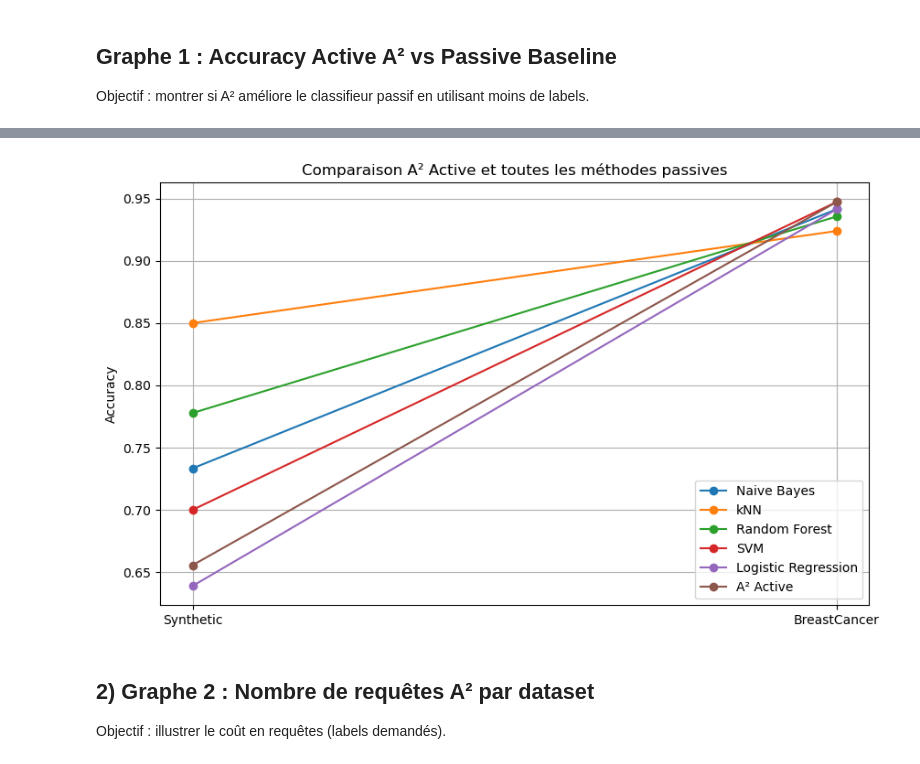
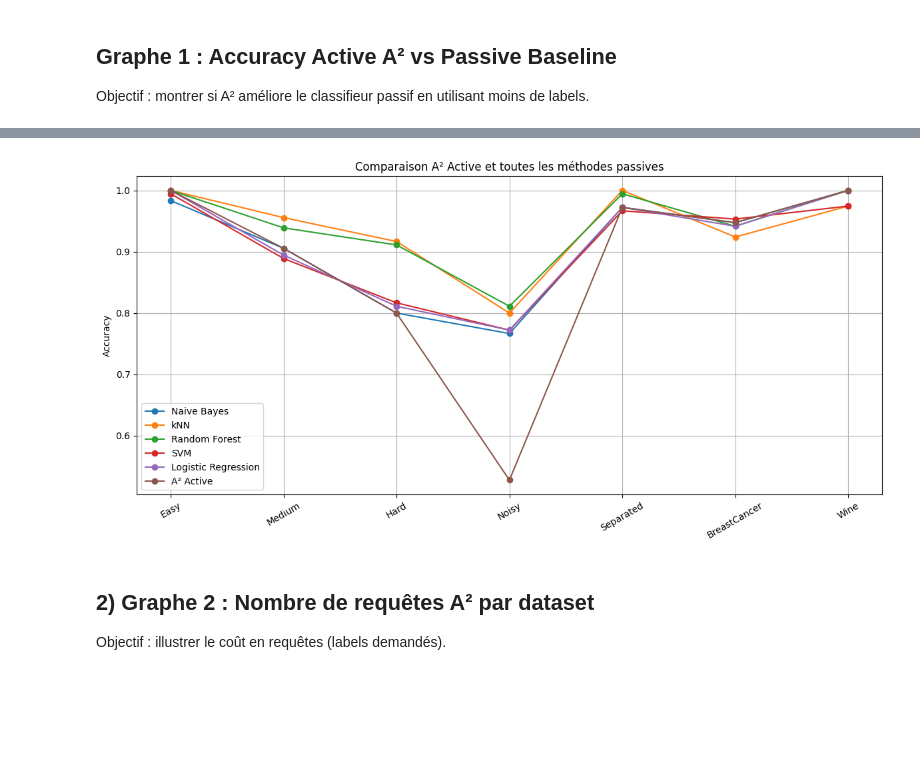
Before and after one commit to ayselatx/AdvancedML, a Jupyter notebook: A2_comment.ipynb, the cells around one changed output, grey strips where cells are left out. Saved outputs shown, nothing was run; the diff lists cells and outputs as text; code cells hidden in the pictures; blank space fills up the shorter version.

```diff
--- a/A2_comment.ipynb
+++ b/A2_comment.ipynb
@@ -663,3 +678,5 @@ y_bc = bc.target
+# %%
+datasets = datasets_syn + datasets_real
 # %% [markdown]
 ## Run les algos : A² et Passif
 # %%
@@ -720,0 +787,22 @@ Results summary:
+# %%
+# ----------------------------
+# 3) Détails par dataset
+# ----------------------------
+for r in generated_results:
+    print(f"\nDataset: {r['dataset']}")
+
+    # Metrics actif
+    metrics_a = r['metrics_active']
+    print(f"A² Active — Accuracy: {metrics_a['accuracy']:.3f}, Recall: {metrics_a['recall']:.3f}, F1: {metrics_a['f1']:.3f}")
+
+    # Metrics passif (meilleur)
+    metrics_p = r['metrics_passive']
+    print(f"Max Passive ({r['best_passive']}) — Accuracy: {metrics_p['accuracy']:.3f}, Recall: {metrics_p['recall']:.3f}, F1: {metrics_p['f1']:.3f}")
+
+    # Nombre de requêtes
+    print(f"Number of queries: {r['queries']}")
+
+    # Détails autres classifieurs passifs
+    print("Other passive classifiers:")
+    for clf_name, metrics in r['passive_classifiers'].items():
+        print(f"  {clf_name} — Accuracy: {metrics['accuracy']:.3f}, Recall: {metrics['recall']:.3f}, F1: {metrics['f1']:.3f}")
@@ -757,33 +833,38 @@ BreastCancer    0.947368     0.941520      313
 # %%
 import matplotlib.pyplot as plt
 
-datasets = ["Synthetic", "BreastCancer"]
-all_results = [res_syn, res_bc]
+# Récupérer les noms de tous les datasets et résultats
+datasets = [r['dataset'] for r in generated_results]
+all_results = generated_results
 
 # Récupérer les noms des classifieurs passifs
-passive_clf_names = list(res_syn['passive_classifiers'].keys())
+passive_clf_names = list(all_results[0]['passive_classifiers'].keys())
 all_clf_names = passive_clf_names + ["A² Active"]
 
 # Construire les listes d'accuracies pour chaque classifieur
 accuracy_dict = {clf_name: [] for clf_name in all_clf_names}
 
-for res in all_results:
+for r in all_results:
+    # accuracies passives
     for clf_name in passive_clf_names:
-        accuracy_dict[clf_name].append(res['passive_classifiers'][clf_name])
-    accuracy_dict["A² Active"].append(res['acc_active'])
+        accuracy_dict[clf_name].append(r['passive_classifiers'][clf_name]['accuracy'])
+    # accuracy A² Active
+    accuracy_dict["A² Active"].append(r['metrics_active']['accuracy'])
 
 # Tracé
-plt.figure(figsize=(10, 6))
+plt.figure(figsize=(12, 6))
 for clf_name, acc_list in accuracy_dict.items():
     plt.plot(datasets, acc_list, marker='o', label=clf_name)
 
 plt.ylabel("Accuracy")
 plt.title("Comparaison A² Active et toutes les méthodes passives")
+plt.xticks(rotation=30)
 plt.legend()
 plt.grid(True)
+plt.tight_layout()
 plt.show()
 # %% [output]
-[figure, old version]
+[figure, new version]
 # %% [markdown]
 ## 2) Graphe 2 : Nombre de requêtes A² par dataset
 
```
Also changed, not shown: parts of 19 cells of this notebook.
